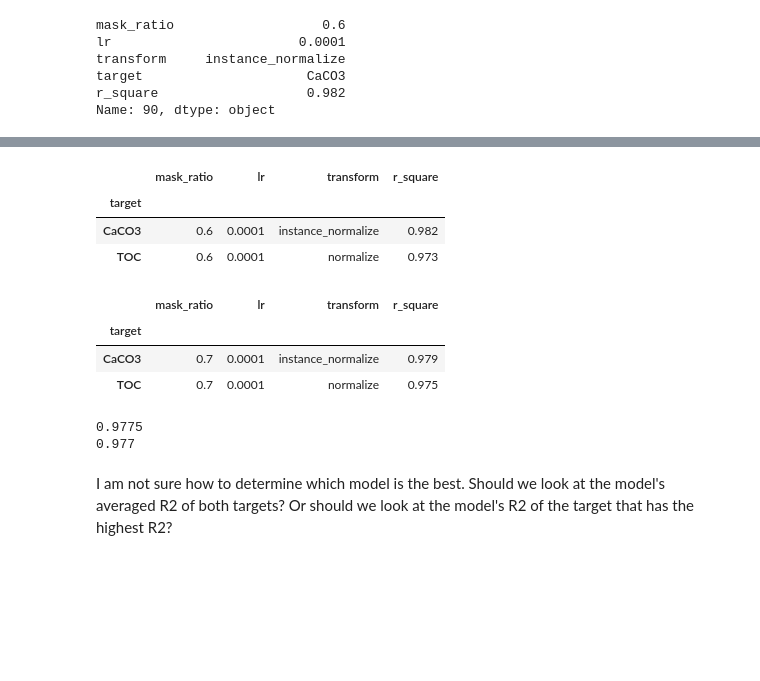
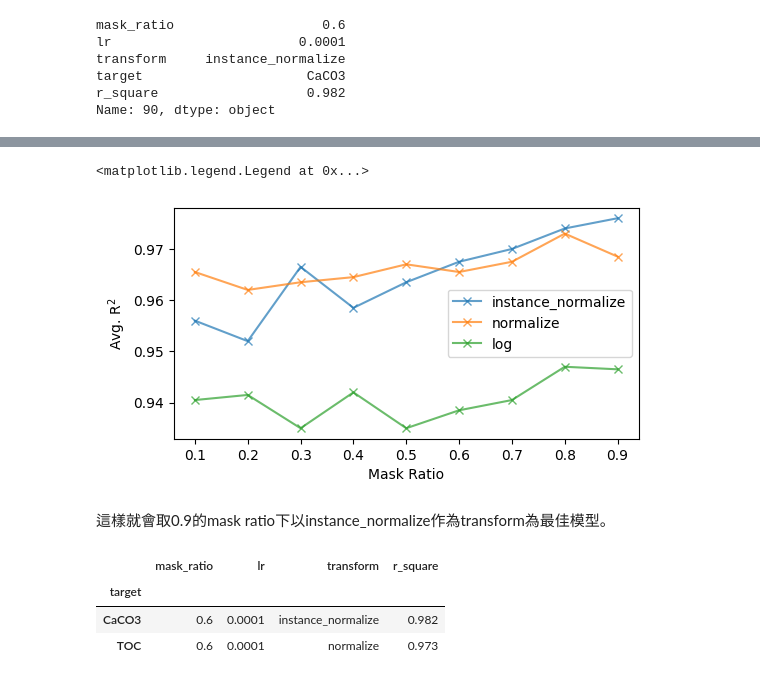
Before and after one commit to dispink/xpt, a Jupyter notebook: notebooks/finetune_05.ipynb, the cells around one changed output, grey strips where cells are left out. Drawn from its saved outputs; the diff is of its cells as text; code cells hidden in the pictures; blank space fills up the shorter version.

```diff
--- a/notebooks/finetune_05.ipynb
+++ b/notebooks/finetune_05.ipynb
@@ -156,0 +174,10 @@ Name: 90, dtype: object
+# %%
+r2_mean_df = pd.DataFrame()
+for i in range(1, len(df), 2):
+    r2_mean = df.loc[i:i+1, "r_square"].mean()
+    tmp_df = df.iloc[i, :3].copy()
+    tmp_df["r2_mean"] = r2_mean
+    r2_mean_df = pd.concat([r2_mean_df, tmp_df], axis=1)
+
+r2_mean_df = r2_mean_df.T.reset_index(drop=True)
+r2_mean_df
@@ -157,3 +198,20 @@ Name: 90, dtype: object
+# %%
+# This one I even don't care transform
+plt.figure(figsize=(6, 3))
+
+for t in transforms:
+    mask = r2_mean_df["transform"] == t
+    r2_mean_ratios = r2_mean_df[mask].groupby("mask_ratio").apply(lambda x: x["r2_mean"].max(), include_groups=False).copy()
+    plt.plot(r2_mean_ratios.index, r2_mean_ratios, label=t, marker="x", alpha=0.7)
+
+plt.xlabel("Mask Ratio")
+plt.ylabel("Avg. R$^2$")
+plt.legend()
+# %% [output]
+<matplotlib.legend.Legend at 0x...>
+[figure, added]
+# %% [markdown]
+這樣就會取0.9的mask ratio下以instance_normalize作為transform為最佳模型。
 # %%
 df[df.mask_ratio == 0.6].groupby("target").apply(lambda x: x.loc[x["r_square"].idxmax()], include_groups=False)
 # %% [output]
@@ -161,18 +219,3 @@ df[df.mask_ratio == 0.6].groupby("target").apply(lambda x: x.loc[x["r_square"].i
 | target |  |  |  |  |
 | CaCO3 | 0.6 | 0.0001 | instance_normalize | 0.982 |
 | TOC | 0.6 | 0.0001 | normalize | 0.973 |
-# %%
-df[df.mask_ratio == 0.7].groupby("target").apply(lambda x: x.loc[x["r_square"].idxmax()], include_groups=False)
-# %% [output]
-|  | mask_ratio | lr | transform | r_square |
-| target |  |  |  |  |
-| CaCO3 | 0.7 | 0.0001 | instance_normalize | 0.979 |
-| TOC | 0.7 | 0.0001 | normalize | 0.975 |
-# %%
-print((0.982+0.973)/2)
-print((0.979+0.975)/2)
-# %% [output]
-0.9775
-0.977
-# %% [markdown]
-I am not sure how to determine which model is the best. Should we look at the model's averaged R2 of both targets? Or should we look at the model's R2 of the target that has the highest R2?
```
Also changed, not shown: parts of 7 cells of this notebook.
